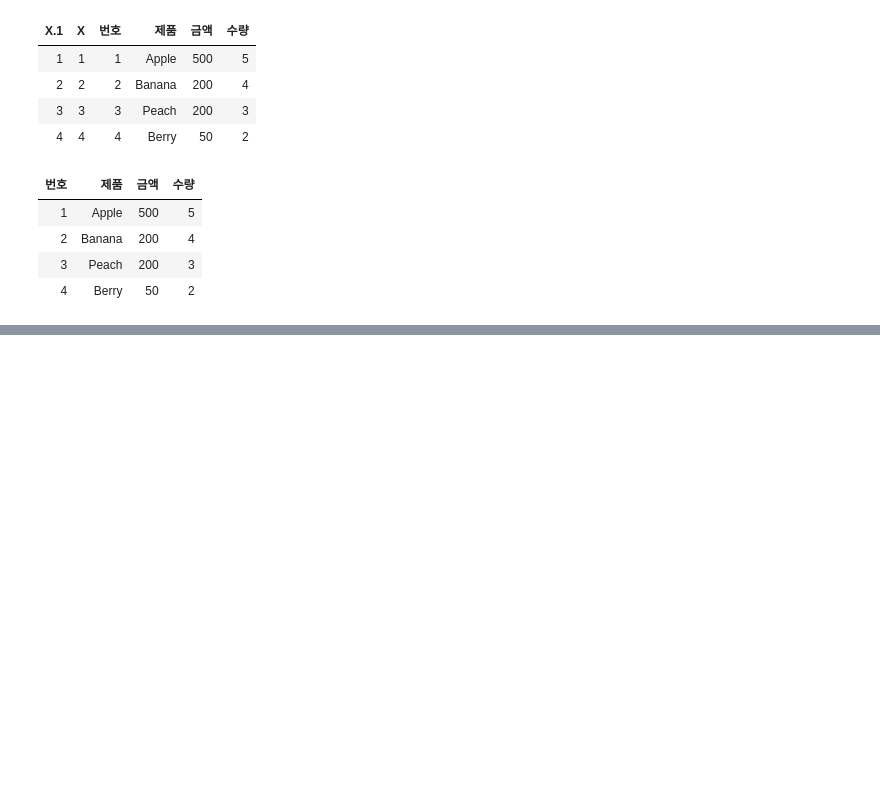
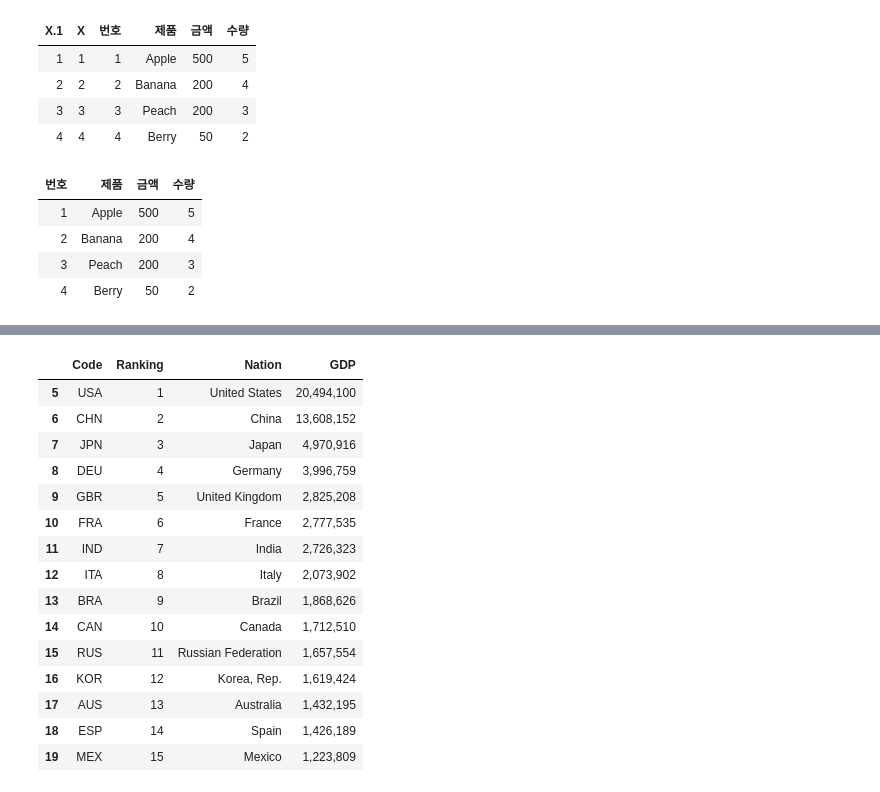
Before and after one commit to jjhwnn/R_Programming, a Jupyter notebook: 08. 파일 입출력.ipynb, the cells around one changed output, grey strips where cells are left out. Drawn from its saved outputs; the diff is of its cells as text; code cells hidden in the pictures; blank space fills up the shorter version.

```diff
--- a/08. 파일 입출력.ipynb
+++ b/08. 파일 입출력.ipynb
@@ -70,0 +118,4 @@ read.csv("../Data//fruit.csv")
+# %%
+# 1~4줄 삭제, (1,2,4,5) 컬럼만 발췌
+GDP_ranking2 <- GDP_ranking[-c(1:4),-c(3,6)]
+head(GDP_ranking2)
@@ -70,0 +144,23 @@ read.csv("../Data//fruit.csv")
+# %%
+# 컬럼 이름 정의 : Code, Ranking, Nation, GDP
+
+colnames(GDP_ranking15) <- c("Code", "Ranking", "Nation", "GDP")
+
+GDP_ranking15
+# %% [output]
+|  | Code | Ranking | Nation | GDP |
+| 5 | USA | 1 | United States | 20,494,100 |
+| 6 | CHN | 2 | China | 13,608,152 |
+| 7 | JPN | 3 | Japan | 4,970,916 |
+| 8 | DEU | 4 | Germany | 3,996,759 |
+| 9 | GBR | 5 | United Kingdom | 2,825,208 |
+| 10 | FRA | 6 | France | 2,777,535 |
+| 11 | IND | 7 | India | 2,726,323 |
+| 12 | ITA | 8 | Italy | 2,073,902 |
+| 13 | BRA | 9 | Brazil | 1,868,626 |
+| 14 | CAN | 10 | Canada | 1,712,510 |
+| 15 | RUS | 11 | Russian Federation | 1,657,554 |
+| 16 | KOR | 12 | Korea, Rep. | 1,619,424 |
+| 17 | AUS | 13 | Australia | 1,432,195 |
+| 18 | ESP | 14 | Spain | 1,426,189 |
+| 19 | MEX | 15 | Mexico | 1,223,809 |
```
Also changed, not shown: parts of 20 cells of this notebook.
